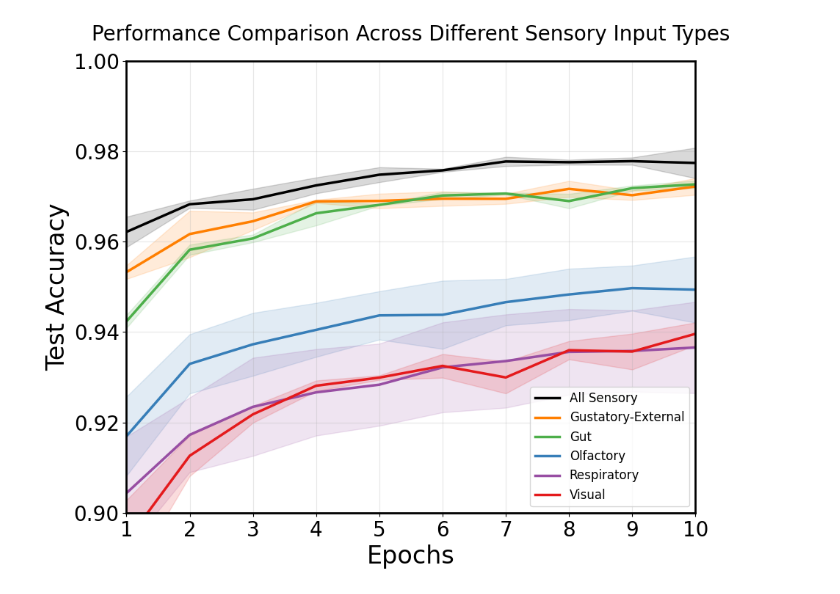
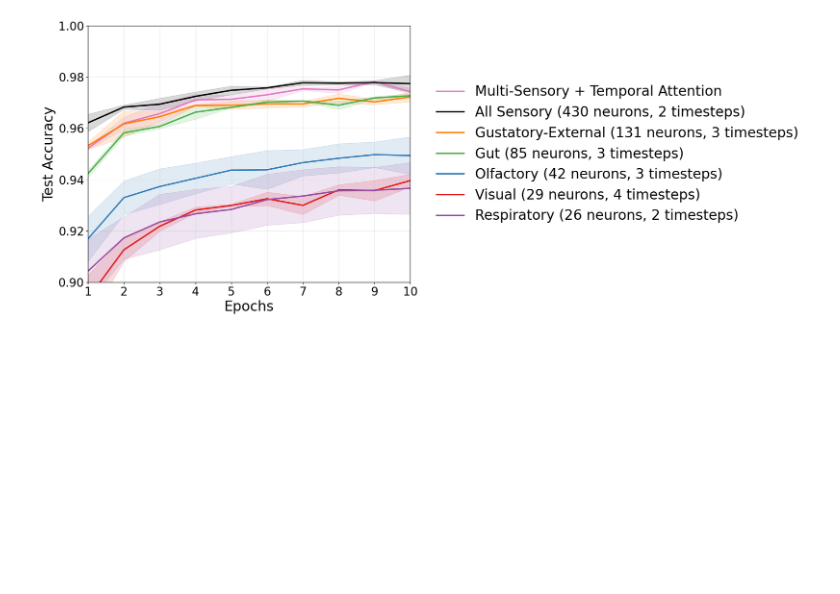
Before and after one commit to neurodata/BPU, a Jupyter notebook: plotting/compare_tmp.ipynb, the cells around one changed output. Drawn from its saved outputs; the diff is of its cells as text; code cells hidden in the pictures; blank space fills up the shorter version.

Commit message:
MultiSensory_Fusion RNN

```diff
--- a/plotting/compare_tmp.ipynb
+++ b/plotting/compare_tmp.ipynb
@@ -1,5 +1,6 @@
 # %%
 import os
+import re
 import pickle
 import numpy as np
 import matplotlib.pyplot as plt
@@ -23,7 +24,8 @@ SENSORY_COLORS = {
     "Gut": "#4DAF4A",               # Green
     "Respiratory": "#984EA3",       # Purple
     "Gustatory-External": "#FF7F00", # Orange
-    "All Sensory": "#000000"        # Black
+    "All Sensory": "#000000",        # Black
+    "Multi-Sensory-Temporal": "#E377C2"   # Pink
 }
 
 def load_sensory_comparison_results():
@@ -40,7 +42,8 @@ def load_sensory_comparison_results():
         "Unlearnable_Gut_DPU": "Gut",
         "Unlearnable_Respiratory_DPU": "Respiratory",
         "Unlearnable_Gustatory_DPU": "Gustatory-External",
-        "Unlearnable_All_Sensory_DPU": "All Sensory"
+        "Unlearnable_All_Sensory_DPU": "All Sensory",
+        "MultiSensory_Temporal_Fusion": "Multi-Sensory-Temporal"
     }
 
     # Count neurons for each sensory type to enhance the labels
@@ -49,7 +52,7 @@ def load_sensory_comparison_results():
     for fname in os.listdir(RESULTS_DIR):
         # Check if file matches the new format (e.g., Unlearnable_Visual_DPU_trial1.signed.pkl)
         for exp_name, sensory_type in experiment_to_type.items():
-            if fname.startswith(exp_name) and fname.endswith('.signed.pkl'):
+            if re.match(f"^{exp_name}.*(?<!fewshot)\\.signed\\.pkl$", fname):
                 with open(os.path.join(RESULTS_DIR, fname), "rb") as f:
                     results = pickle.load(f)
 
@@ -79,10 +82,41 @@ def plot_sensory_comparison():
 
     data = load_sensory_comparison_results()
 
+    # Custom legend names mapping
+    custom_legend_names = {
+        "Visual": "Visual (29 neurons, 4 timesteps)",
+        "Olfactory": "Olfactory (42 neurons, 3 timesteps)",
+        "Gut": "Gut (85 neurons, 3 timesteps)",
+        "Respiratory": "Respiratory (26 neurons, 2 timesteps)",
+        "Gustatory-External": "Gustatory-External (131 neurons, 3 timesteps)",
+        "All Sensory": "All Sensory (430 neurons, 2 timesteps)",
+        "Multi-Sensory-Temporal": "Multi-Sensory + Temporal Attention"
+    }
+
+    # Define custom order for plotting
+    custom_order = [
+        "Multi-Sensory-Temporal",
+        "All Sensory",
+        "Gustatory-External",
+        "Gut",
+        "Olfactory",
+        "Visual",
+        "Respiratory",
+    ]
+
+    # Sort data according to custom order
+    sorted_data = sorted(data.items(),
+                        key=lambda x: custom_order.index(x[0].split(" (")[0])
+                        if x[0].split(" (")[0] in custom_order
+                        else len(custom_order))
+
     # Plot each sensory type
-    for i, (sensory_label, results_list) in enumerate(sorted(data.items())):
+    for i, (sensory_label, results_list) in enumerate(sorted_data):
         # Extract the base sensory type from the enhanced label (e.g., "Visual (123 neurons)" -> "Visual")
         base_sensory_type = sensory_label.split(" (")[0]
+
+        # Use custom legend name if available, otherwise use the original label
+        legend_name = custom_legend_names.get(sensory_label, sensory_label)
 
         # Extract accuracy values from each result dictionary
         acc_values = []
@@ -119,36 +153,44 @@ def plot_sensory_comparison():
         plt.plot(
             x, mean,
             color=color,
-            label=sensory_label,
+            label=legend_name,  # Use custom legend name
             linewidth=2.5
         )
 
         # Plot standard deviation as shaded area
         plt.fill_between(
             x, mean - std, mean + std,
             color=color,
             alpha=0.15
         )
 
     plt.xlabel("Epochs", fontsize=24)
     plt.ylabel("Test Accuracy", fontsize=24)
     plt.xlim(1, 10)  # Only show epochs 1-10
     plt.ylim(0.9, 1.0)  # Set y-axis range to 0.9-1.0 for better visualization
     plt.grid(True, alpha=0.3)
     plt.xticks(fontsize=20)
     plt.yticks(fontsize=20)
 
-    plt.legend(loc='lower right', fontsize=12)
-    plt.title("Performance Comparison Across Different Sensory Input Types", fontsize=20, pad=20)
+    legend = plt.legend(
+        loc='center left',
+        bbox_to_anchor=(1.02, 0.5),
+        ncol=1,
+        frameon=False,
+        fontsize=24,
+        labelspacing=1.2,
+        borderaxespad=1.0
+    )
+
 
     # Create figures directory if it doesn't exist
     figures_dir = os.path.join(PROJECT_ROOT, "plotting", "figures")
     os.makedirs(figures_dir, exist_ok=True)
 
     plt.savefig(os.path.join(figures_dir, "sensory_comparison.pdf"), bbox_inches="tight")
     plt.show()
 
 if __name__ == "__main__":
     plot_sensory_comparison()
 # %% [output]
-[figure, old version]
+[figure, new version]
```
Also changed, not shown: 4 other files.
